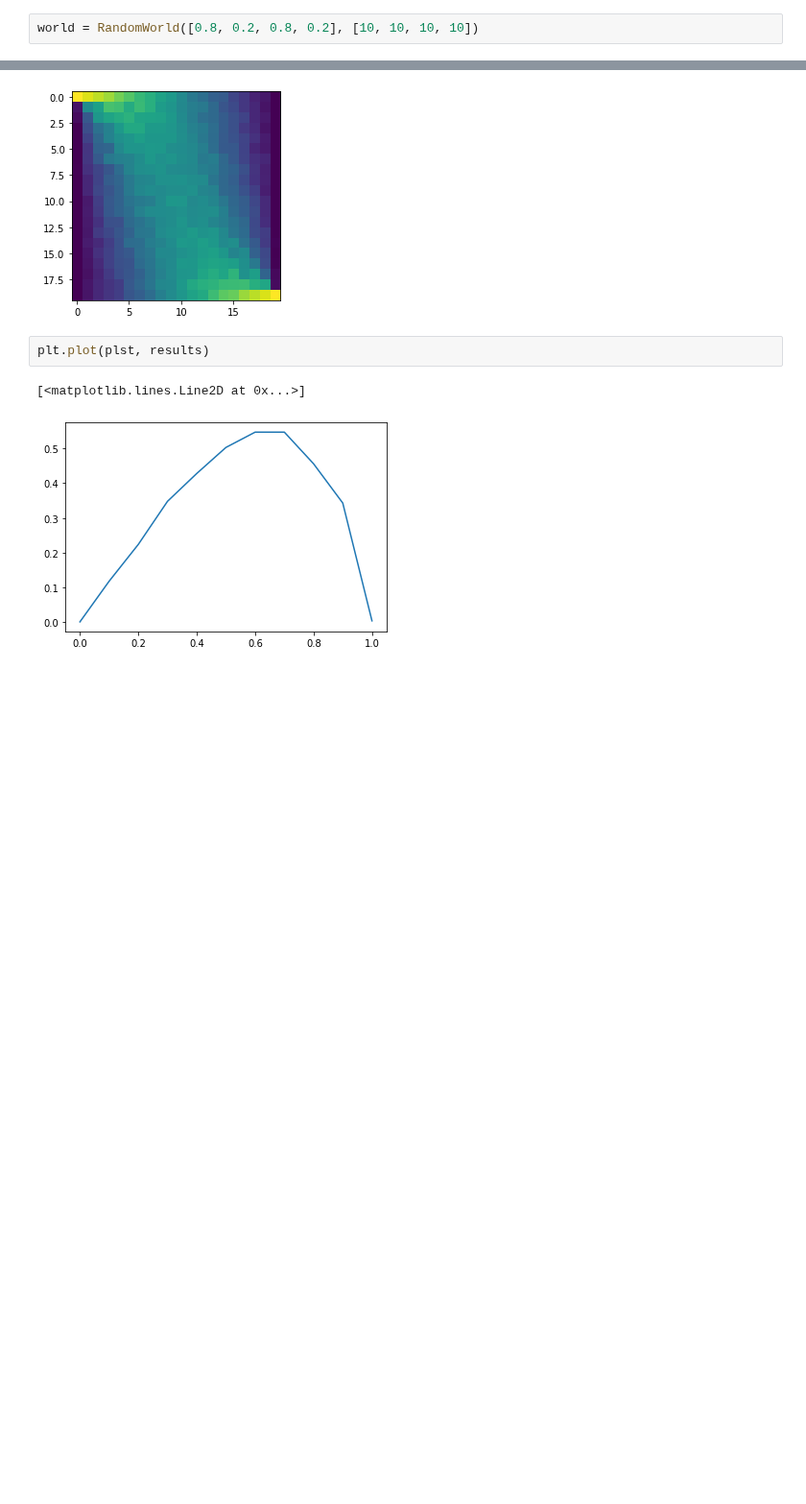
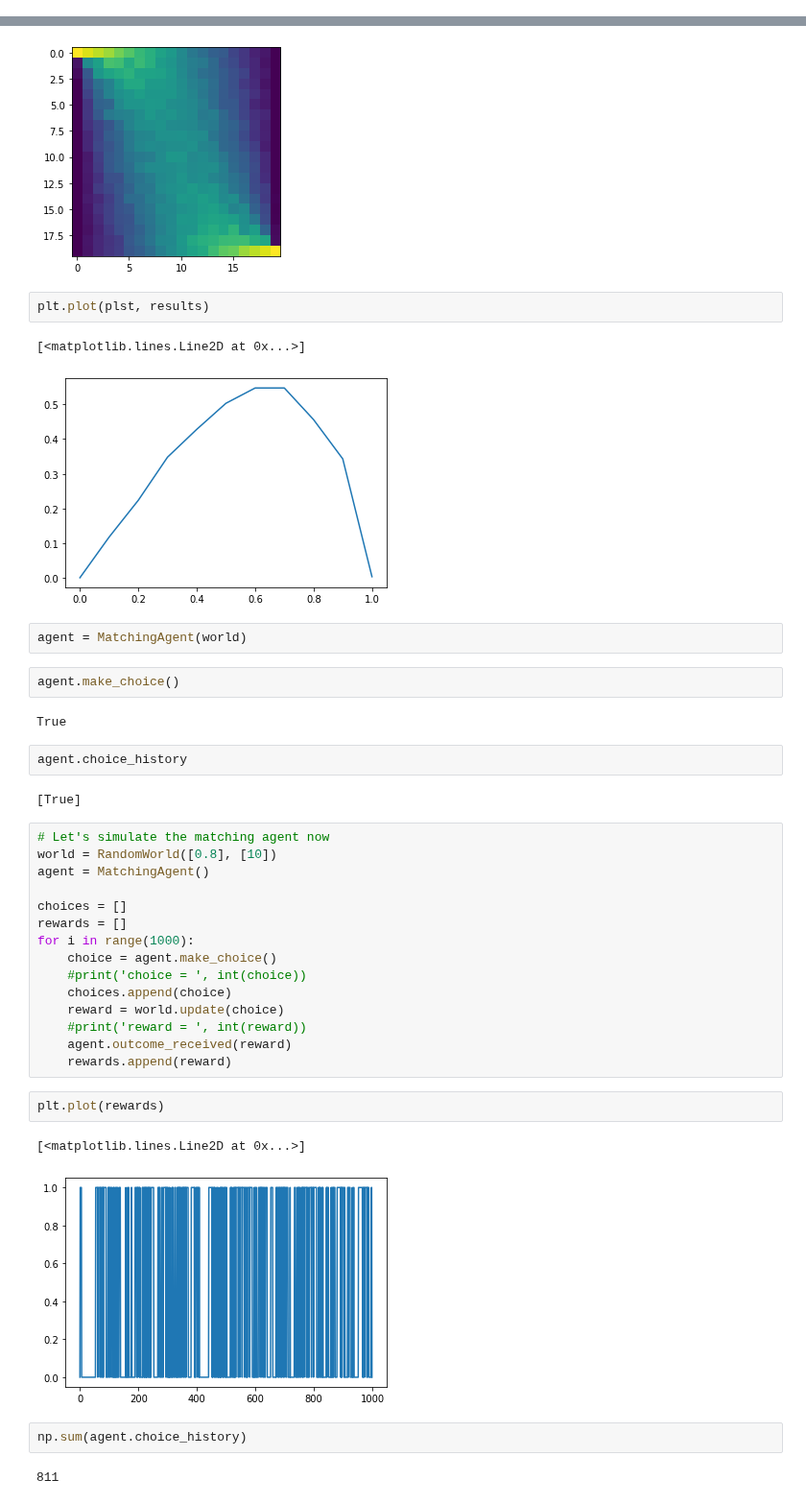
Before and after one commit to nhat-le/switching-simulations, a Jupyter notebook: matchingSimulationsPython.ipynb, the cells around one changed output, grey strips where cells are left out. Shown at 96% size. Saved outputs shown, nothing was run; the diff lists cells and outputs as text; blank space fills up the shorter version.

Commit message:
Implemented matching agent

```diff
--- a/matchingSimulationsPython.ipynb
+++ b/matchingSimulationsPython.ipynb
@@ -75,8 +86,6 @@ class Experiment():
     def __init__(self, agent, world):
         self.agent = agent
         self.world = world
-# %%
-world = RandomWorld([0.8, 0.2, 0.8, 0.2], [10, 10, 10, 10])
 # %%
 # Say we pick the choice randomly with prob 0.2
 choices = []
@@ -127,3 +136,37 @@ plt.plot(plst, results)
 # %% [output]
 [<matplotlib.lines.Line2D at 0x...>]
 [figure]
+# %%
+agent = MatchingAgent(world)
+# %%
+agent.make_choice()
+# %% [output]
+True
+# %%
+agent.choice_history
+# %% [output]
+[True]
+# %%
+# Let's simulate the matching agent now
+world = RandomWorld([0.8], [10])
+agent = MatchingAgent()
+
+choices = []
+rewards = []
+for i in range(1000):
+    choice = agent.make_choice()
+    #print('choice = ', int(choice))
+    choices.append(choice)
+    reward = world.update(choice)
+    #print('reward = ', int(reward))
+    agent.outcome_received(reward)
+    rewards.append(reward)
+# %%
+plt.plot(rewards)
+# %% [output]
+[<matplotlib.lines.Line2D at 0x...>]
+[figure, added]
+# %%
+np.sum(agent.choice_history)
+# %% [output]
+811
```
Also changed, not shown: parts of 1 cell of this notebook.
